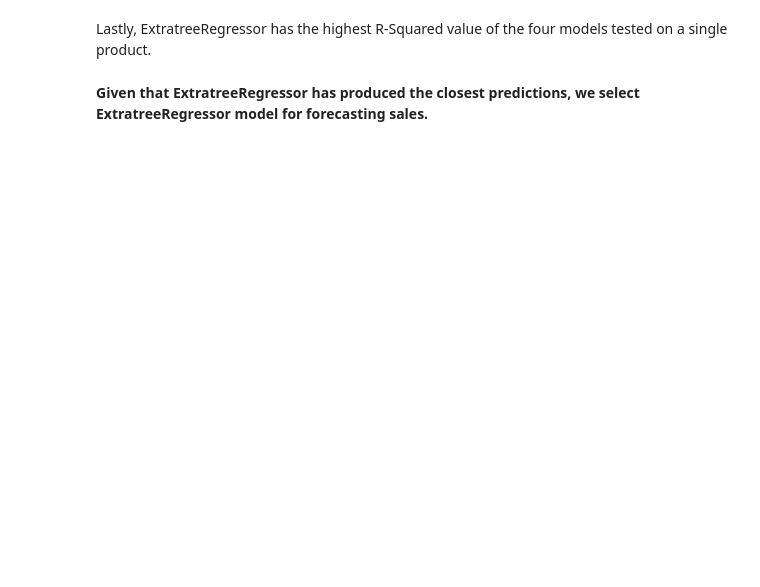
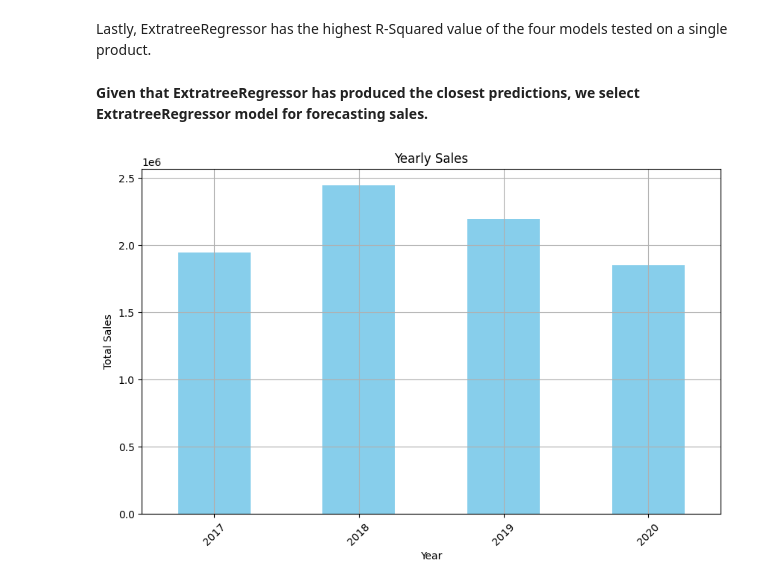
Before and after one commit to sreejith1212/Sale-Forecast, a Jupyter notebook: sales_forecast_file.ipynb, the cells around one changed output. Saved outputs shown, nothing was run; the diff lists cells and outputs as text; code cells hidden in the pictures; blank space fills up the shorter version.

```diff
--- a/sales_forecast_file.ipynb
+++ b/sales_forecast_file.ipynb
@@ -764,3 +766,18 @@ plt.show()
 Lastly, ExtratreeRegressor has the highest R-Squared value of the four models tested on a single product.
 # %% [markdown]
 __Given that ExtratreeRegressor has produced the closest predictions, we select ExtratreeRegressor model for forecasting sales.__
+# %%
+# Aggregate sales by year
+yearly_sales = dfe.groupby('year')['Sales'].sum()
+
+# Plot the yearly sales
+plt.figure(figsize=(10, 6))
+yearly_sales.plot(kind='bar', color='skyblue')
+plt.title('Yearly Sales')
+plt.xlabel('Year')
+plt.ylabel('Total Sales')
+plt.xticks(rotation=45)
+plt.grid(True)
+plt.show()
+# %% [output]
+[figure, added]
```
Also changed, not shown: parts of 9 cells of this notebook.
